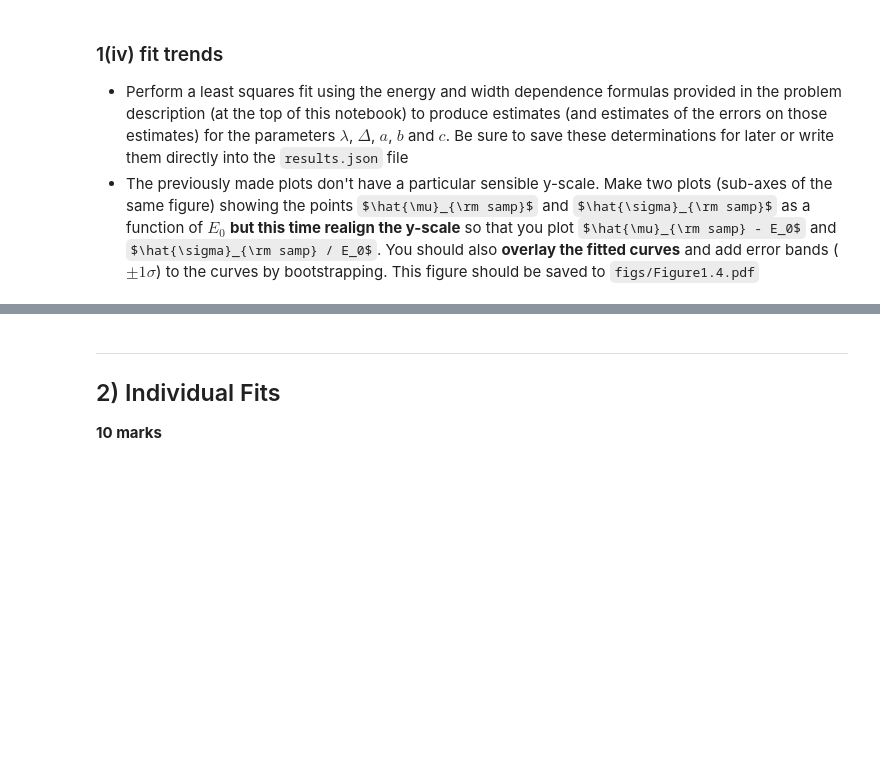
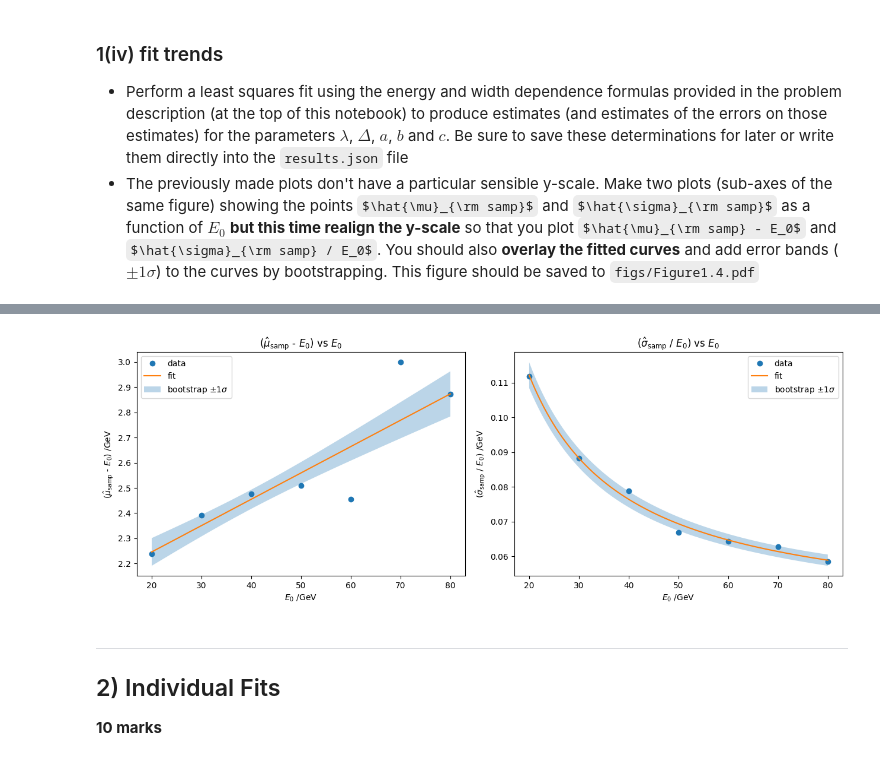
Before and after one commit to Nabeel-CH/photon-detector-calibration, a Jupyter notebook: notebooks/solution.ipynb, the cells around one changed output, grey strips where cells are left out. Saved outputs shown, nothing was run; the diff lists cells and outputs as text; code cells hidden in the pictures; some formulas as TeX source; blank space fills up the shorter version.

```diff
--- a/notebooks/solution.ipynb
+++ b/notebooks/solution.ipynb
@@ -338,3 +118,13 @@ fig.savefig("../figs/Figure1.4.pdf")
+# %%
+fig, ax = s1plots.plot1_4(
+    summary,
+    lb_samp, dE_samp,
+    a_samp, b_samp, c_samp,
+    cov_mu_samp, cov_sigma_samp,
+    N_BOOT=1000, random_state=30    #Set bootstrap parameters
+)
+# %% [output]
+[figure, added]
 # %% [markdown]
 ---
 ## 2) Individual Fits
```
Also changed, not shown: parts of 31 cells of this notebook.
